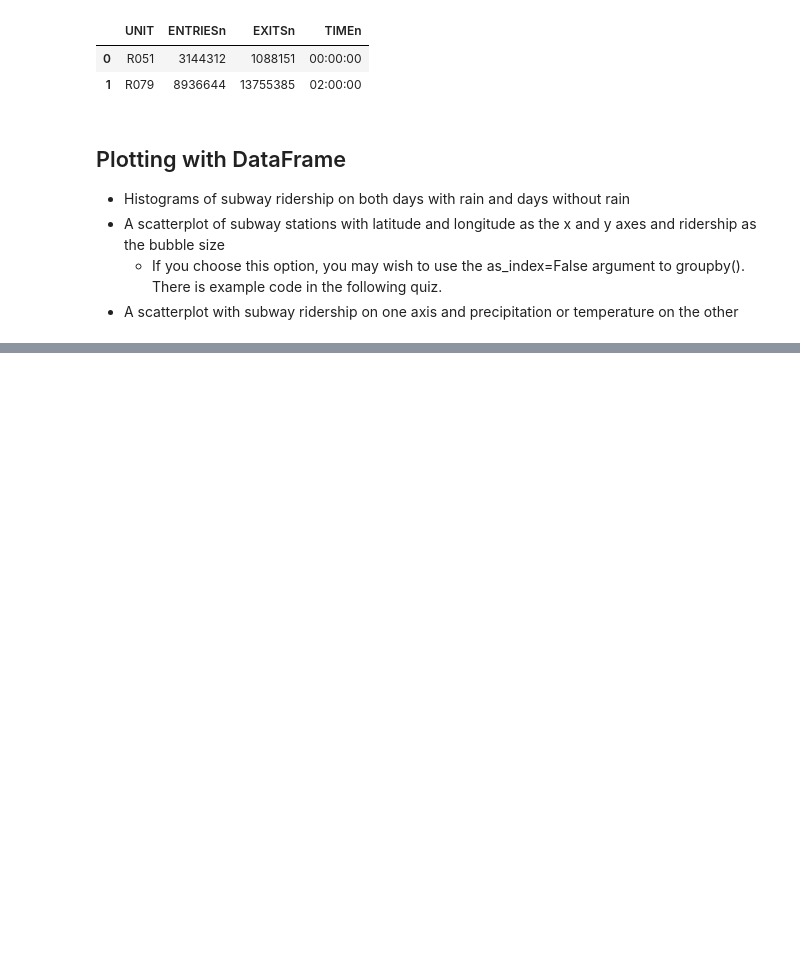
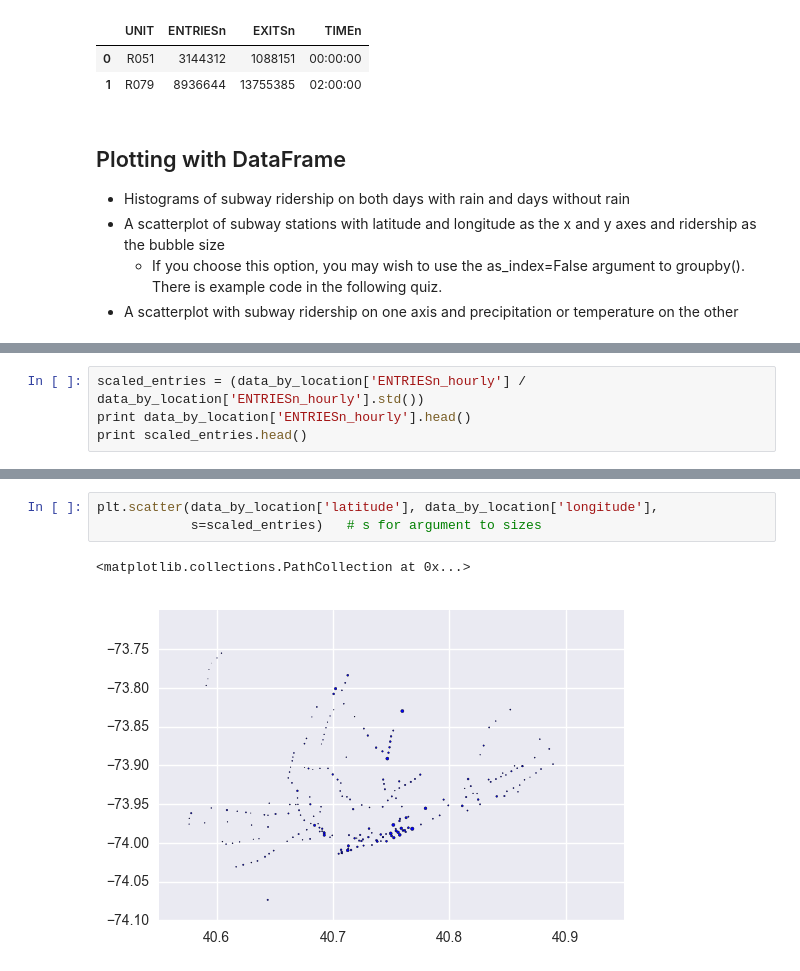
Before and after one commit to ilho-tiger/data-analytics-udacity, a Jupyter notebook: 2_investigate_data/numpy_pandas/Numpy and Pandas tryouts.ipynb, the cells around one changed output, grey strips where cells are left out. Drawn from its saved outputs; the diff is of its cells as text; blank space fills up the shorter version.

```diff
--- a/2_investigate_data/numpy_pandas/Numpy and Pandas tryouts.ipynb
+++ b/2_investigate_data/numpy_pandas/Numpy and Pandas tryouts.ipynb
@@ -1118,0 +1174,4 @@ ridership_df.groupby(['UNIT'], as_index=False).first()
+# %%
+scaled_entries = (data_by_location['ENTRIESn_hourly'] / data_by_location['ENTRIESn_hourly'].std())
+print data_by_location['ENTRIESn_hourly'].head()
+print scaled_entries.head()
@@ -1118,0 +1191,6 @@ ridership_df.groupby(['UNIT'], as_index=False).first()
+# %%
+plt.scatter(data_by_location['latitude'], data_by_location['longitude'],
+            s=scaled_entries)   # s for argument to sizes
+# %% [output]
+<matplotlib.collections.PathCollection at 0x...>
+[figure, added]
```
Also changed, not shown: parts of 12 cells of this notebook, 1 other file.
